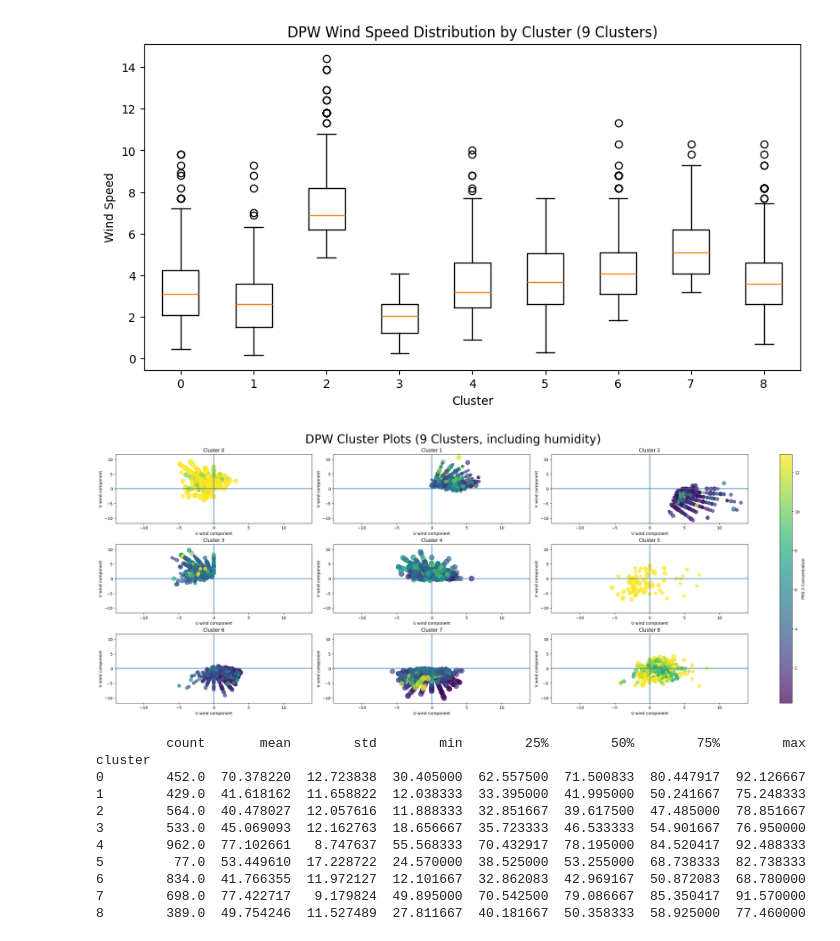
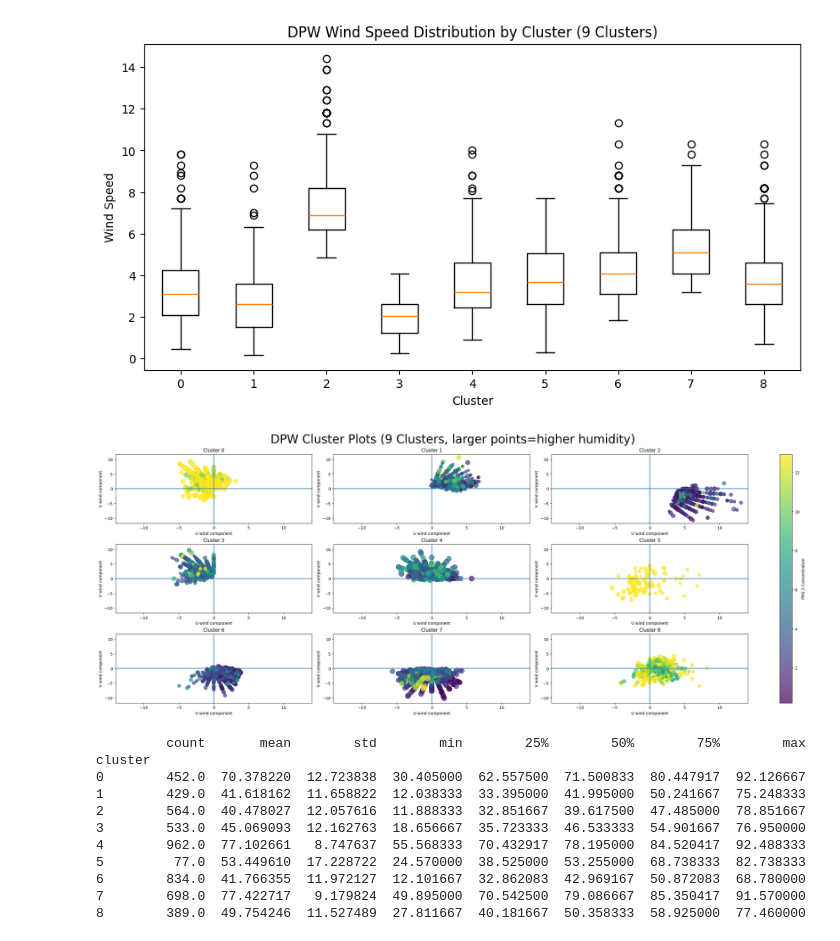
Before and after one commit to jacklardner/wind-pm-analysis, a Jupyter notebook: unsupervised.ipynb, the cells around one changed output. Drawn from its saved outputs; the diff is of its cells as text; code cells hidden in the pictures.

Commit message:
added updated visuals and proper comments

```diff
--- a/unsupervised.ipynb
+++ b/unsupervised.ipynb
@@ -287,35 +295,37 @@ vmin = dpw_final["pm25"].min()
 vmax = dpw_final["pm25"].quantile(0.9)
 
 #bounds that will be used for all plots
 u_abs = max(abs(dpw_final["wind_u"].min()), abs(dpw_final["wind_u"].max()))
 v_abs = max(abs(dpw_final["wind_v"].min()), abs(dpw_final["wind_v"].max()))
 
 
 clusters = sorted(dpw_final["cluster"].unique())
 for i, c in enumerate(clusters):
     df_c = dpw_final[dpw_final["cluster"] == c]
 
     #scale humidity by 2 to make differences more visible
     sc = axes[i].scatter(df_c["wind_u"], df_c["wind_v"], c=df_c["pm25"], s=2*df_c["rh"], vmin=vmin, vmax=vmax, alpha=0.7)
 
     title_string = "Cluster " + str(c)
     axes[i].set_title(title_string)
     axes[i].set_xlabel("U wind component")
     axes[i].set_ylabel("V wind component")
 
     #set axis limits
     axes[i].set_xlim(-u_abs - 1, u_abs + 1)
     axes[i].set_ylim(-v_abs - 1, v_abs + 1)
 
     #draw axis lines
     axes[i].axhline(0)
     axes[i].axvline(0)
 
 fig.colorbar(sc, ax=axes, label="PM2.5 Concentration")
-fig.suptitle("DPW Cluster Plots (9 Clusters, including humidity)", fontsize=30)
+fig.suptitle("DPW Cluster Plots (9 Clusters, larger points=higher humidity)", fontsize=30)
+
+plt.savefig("unsupervised plots/DPW Cluster Plots (9 Clusters, including humidity).png")
 plt.show()
 # %% [output]
-[figure, old version]
+[figure, new version]
 # %%
 #print cluster statistics for wind speed
 cluster_stats = dpw_final.groupby("cluster")["rh"].describe()
```
Also changed, not shown: parts of 23 cells of this notebook, 36 other files.
